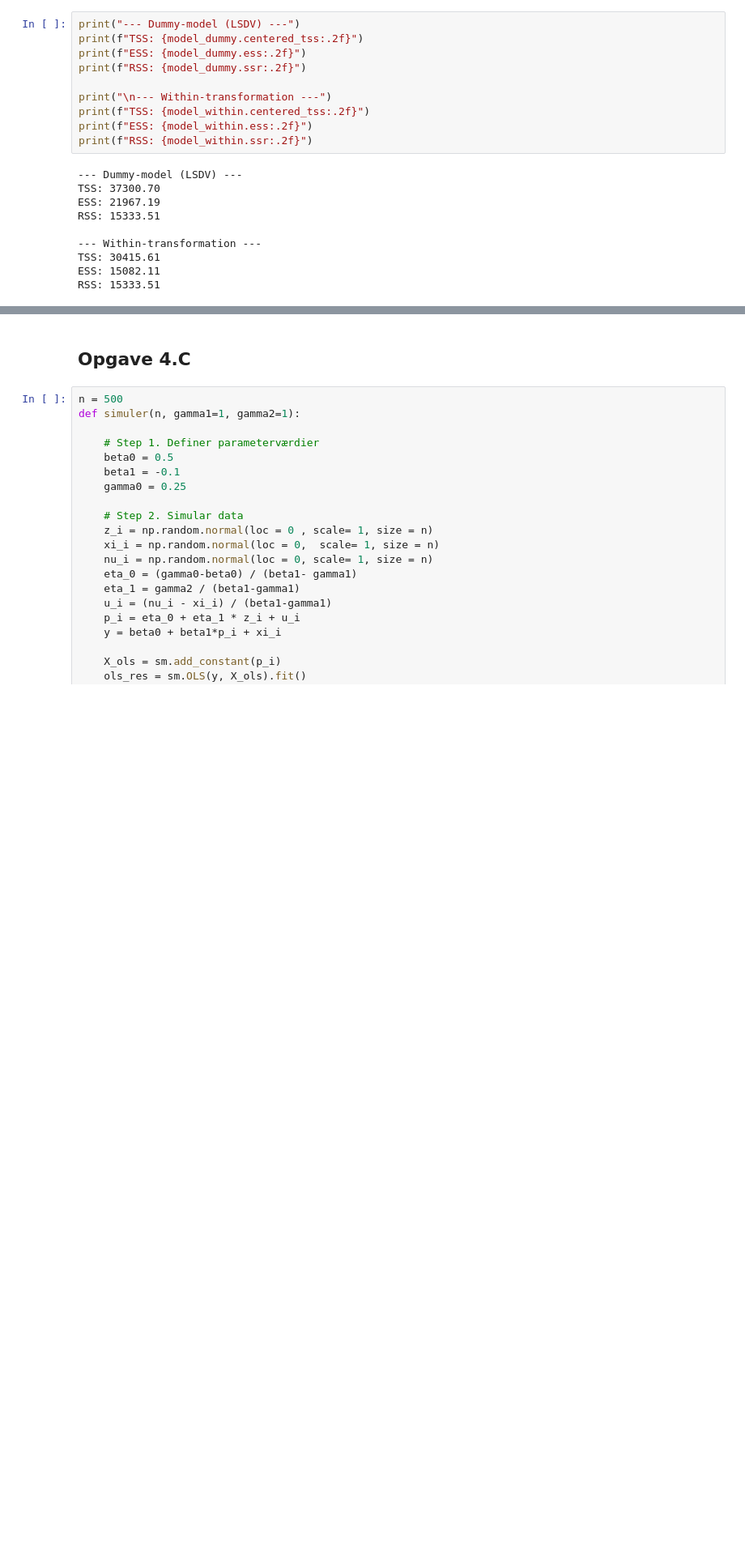
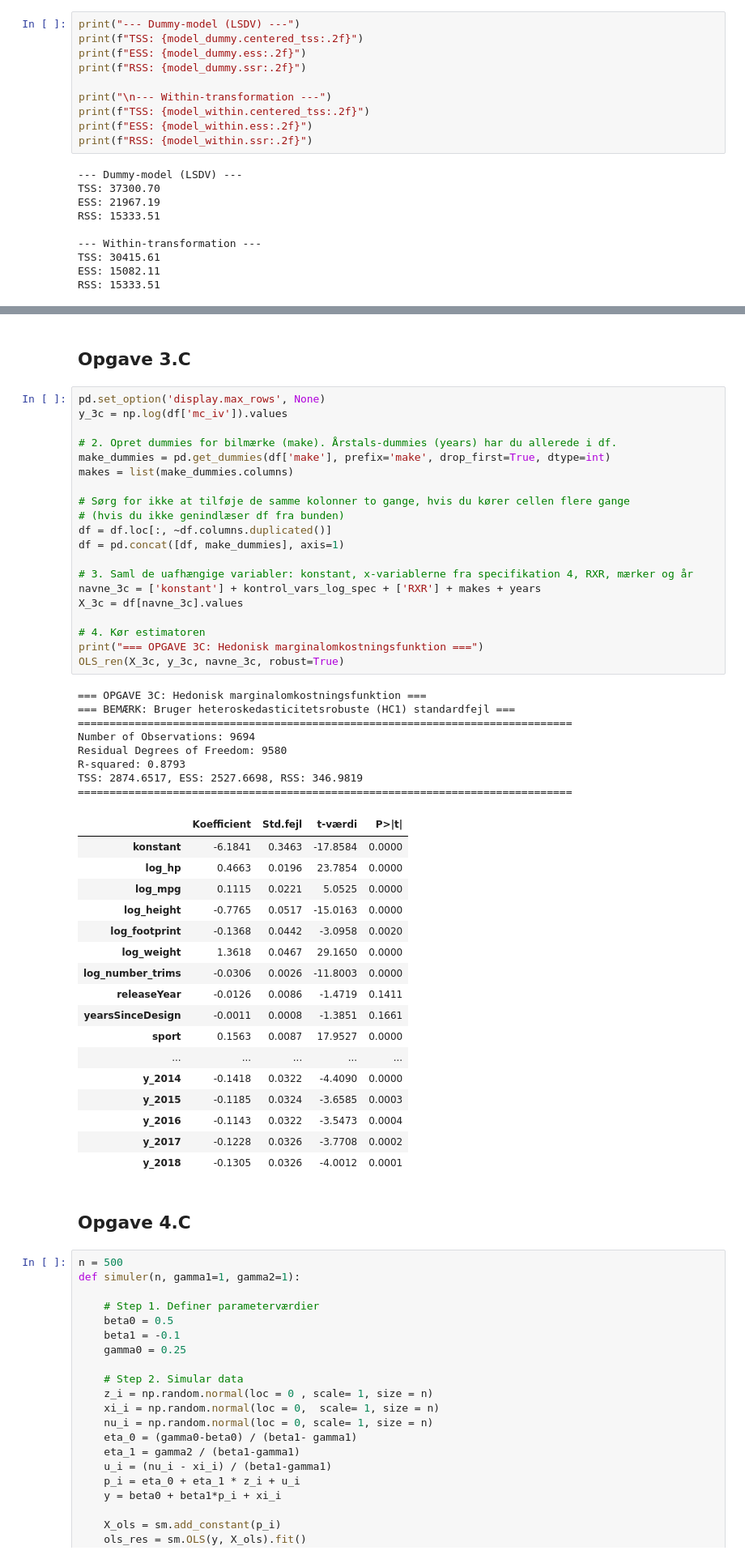
Before and after one commit to Seibouu/EconometricsA, a Jupyter notebook: 3_assignments/A3/Opgave/A3.ipynb, the cells around one changed output, grey strips where cells are left out. Shown at 81% size. Cells and saved outputs as stored; diff of their text form; blank space fills up the shorter version.

```diff
--- a/3_assignments/A3/Opgave/A3.ipynb
+++ b/3_assignments/A3/Opgave/A3.ipynb
@@ -375,3 +591,51 @@ RSS: 15333.51
+# %% [markdown]
+## Opgave 3.C
+# %%
+pd.set_option('display.max_rows', None)
+y_3c = np.log(df['mc_iv']).values
+
+# 2. Opret dummies for bilmærke (make). Årstals-dummies (years) har du allerede i df.
+make_dummies = pd.get_dummies(df['make'], prefix='make', drop_first=True, dtype=int)
+makes = list(make_dummies.columns)
+
+# Sørg for ikke at tilføje de samme kolonner to gange, hvis du kører cellen flere gange
+# (hvis du ikke genindlæser df fra bunden)
+df = df.loc[:, ~df.columns.duplicated()]
+df = pd.concat([df, make_dummies], axis=1)
+
+# 3. Saml de uafhængige variabler: konstant, x-variablerne fra specifikation 4, RXR, mærker og år
+navne_3c = ['konstant'] + kontrol_vars_log_spec + ['RXR'] + makes + years
+X_3c = df[navne_3c].values
+
+# 4. Kør estimatoren
+print("=== OPGAVE 3C: Hedonisk marginalomkostningsfunktion ===")
+OLS_ren(X_3c, y_3c, navne_3c, robust=True)
+# %% [output]
+=== OPGAVE 3C: Hedonisk marginalomkostningsfunktion ===
+=== BEMÆRK: Bruger heteroskedasticitetsrobuste (HC1) standardfejl ===
+==============================================================================
+Number of Observations: 9694
+Residual Degrees of Freedom: 9580
+R-squared: 0.8793
+TSS: 2874.6517, ESS: 2527.6698, RSS: 346.9819
+==============================================================================
+|  | Koefficient | Std.fejl | t-værdi | P>|t| |
+| konstant | -6.1841 | 0.3463 | -17.8584 | 0.0000 |
+| log_hp | 0.4663 | 0.0196 | 23.7854 | 0.0000 |
+| log_mpg | 0.1115 | 0.0221 | 5.0525 | 0.0000 |
+| log_height | -0.7765 | 0.0517 | -15.0163 | 0.0000 |
+| log_footprint | -0.1368 | 0.0442 | -3.0958 | 0.0020 |
+| log_weight | 1.3618 | 0.0467 | 29.1650 | 0.0000 |
+| log_number_trims | -0.0306 | 0.0026 | -11.8003 | 0.0000 |
+| releaseYear | -0.0126 | 0.0086 | -1.4719 | 0.1411 |
+| yearsSinceDesign | -0.0011 | 0.0008 | -1.3851 | 0.1661 |
+| sport | 0.1563 | 0.0087 | 17.9527 | 0.0000 |
+| ... | ... | ... | ... | ... |
+| y_2014 | -0.1418 | 0.0322 | -4.4090 | 0.0000 |
+| y_2015 | -0.1185 | 0.0324 | -3.6585 | 0.0003 |
+| y_2016 | -0.1143 | 0.0322 | -3.5473 | 0.0004 |
+| y_2017 | -0.1228 | 0.0326 | -3.7708 | 0.0002 |
+| y_2018 | -0.1305 | 0.0326 | -4.0012 | 0.0001 |
 # %% [markdown]
 ## Opgave 4.C
 # %%
```
Also changed, not shown: parts of 8 cells of this notebook, 1 other file.
